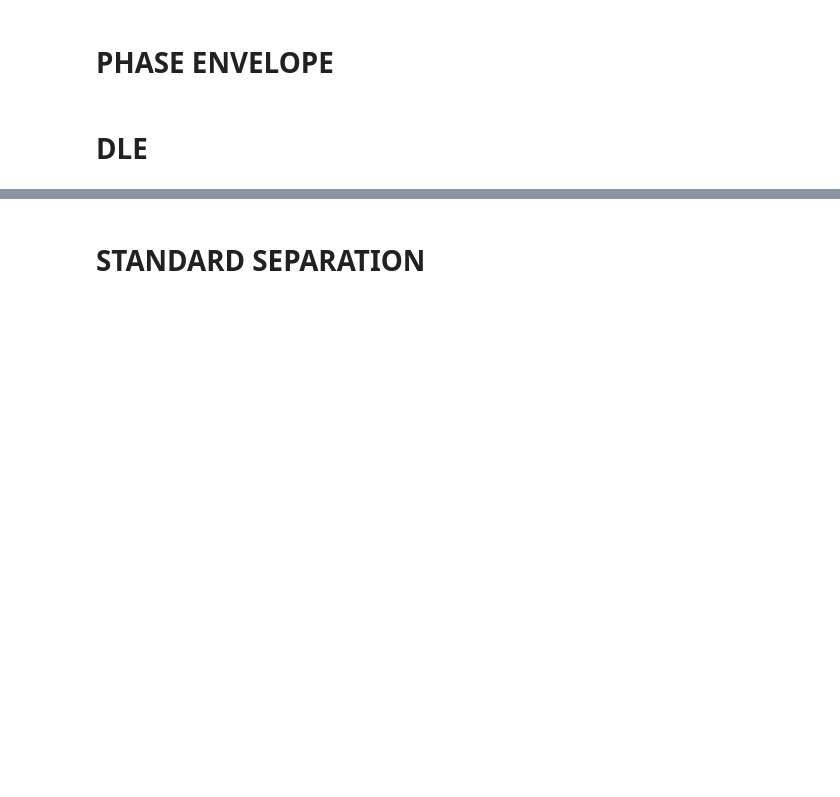
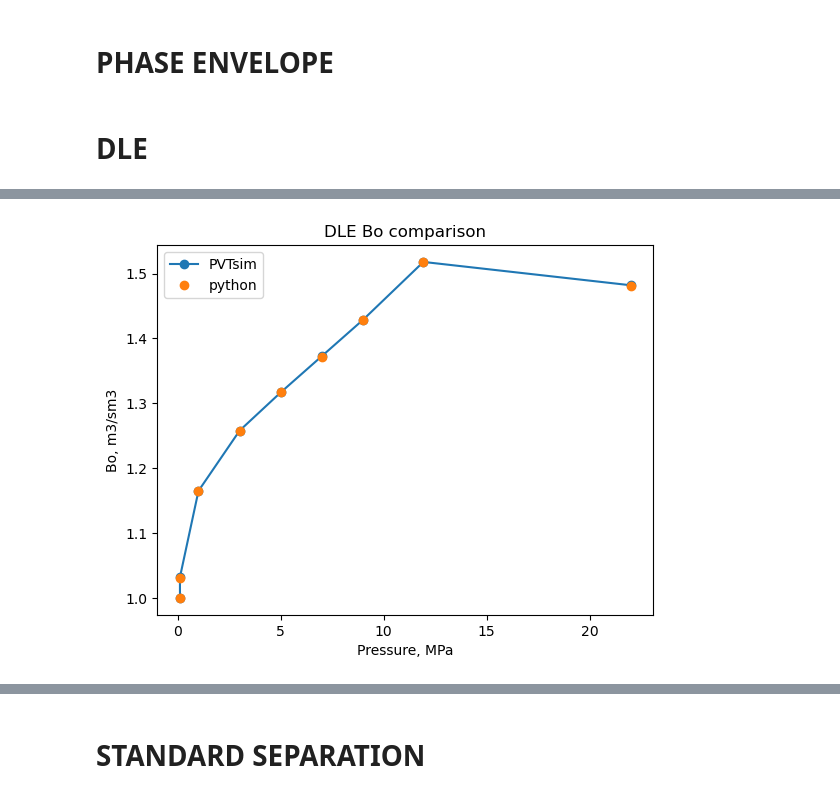
Before and after one commit to SidorenkoDD/BlackBoxFluid, a Jupyter notebook: code/tests2.ipynb, the cells around one changed output, grey strips where cells are left out. Drawn from its saved outputs; the diff is of its cells as text; code cells hidden in the pictures; blank space fills up the shorter version.

```diff
--- a/code/tests2.ipynb
+++ b/code/tests2.ipynb
@@ -498,0 +564,12 @@ dle_result.view_gas_compositions(model1.experiments.DLE.result)
+# %%
+plt.plot(pvtsim_pres, pvtsim_ofvf, label = 'PVTsim', marker = 'o', linestyle = '-')
+plt.plot(model1.experiments.DLE.result.pressure_arr, model1.experiments.DLE.result.bo, label = 'python', marker = 'o', linestyle = '')
+
+plt.xlabel('Pressure, MPa')
+plt.ylabel('Bo, m3/sm3')
+plt.legend()
+plt.title('DLE Bo comparison')
+
+plt.show()
+# %% [output]
+[figure, added]
```
Also changed, not shown: parts of 28 cells of this notebook, 1 other file.
